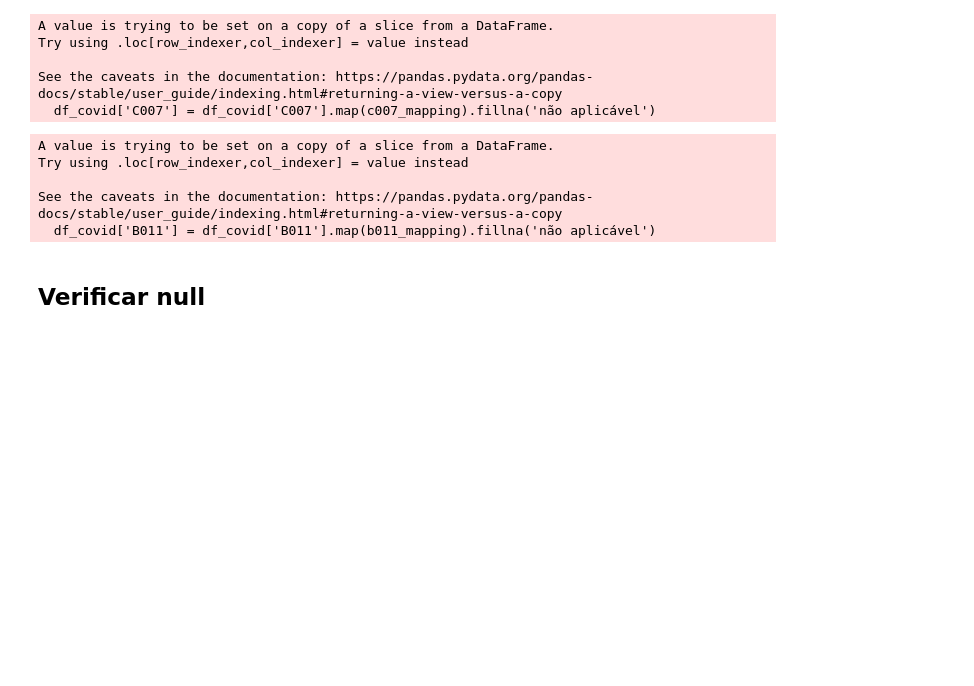
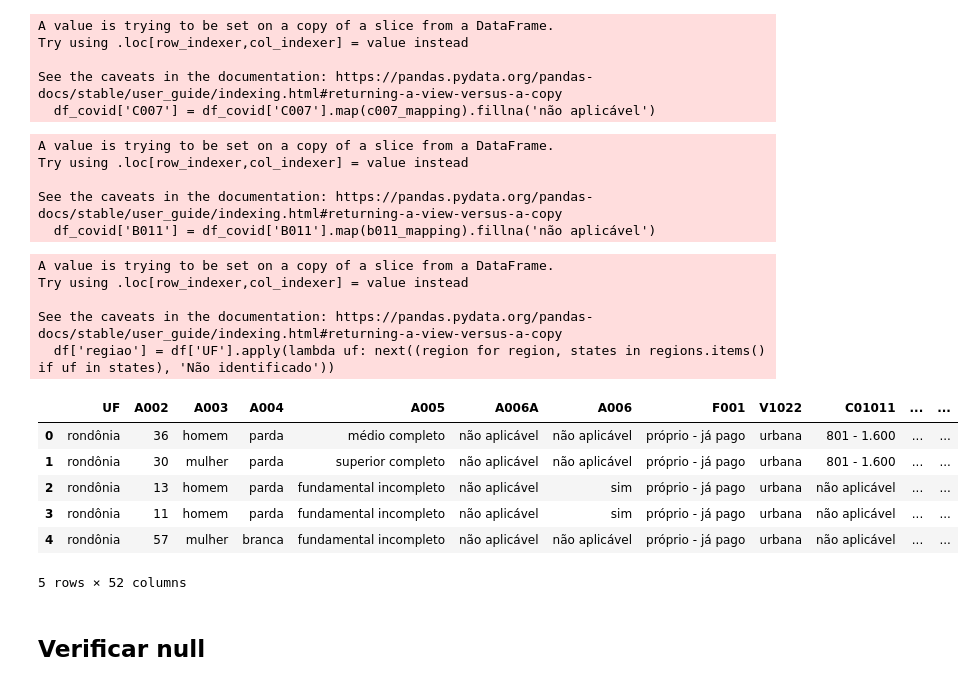
Before and after one commit to karinaguerra/postech-data-analytics-tech-challenge, a Jupyter notebook: fase_3/tratamento_dados_pnad_covid_ibge_fase_3.ipynb, the cells around one changed output. Cells and saved outputs as stored; diff of their text form; code cells hidden in the pictures; blank space fills up the shorter version.

```diff
--- a/fase_3/tratamento_dados_pnad_covid_ibge_fase_3.ipynb
+++ b/fase_3/tratamento_dados_pnad_covid_ibge_fase_3.ipynb
@@ -383,6 +404,33 @@ Try using .loc[row_indexer,col_indexer] = value instead
 
 See the caveats in the documentation: https://pandas.pydata.org/pandas-docs/stable/user_guide/indexing.html#returning-a-view-versus-a-copy
   df_covid['B011'] = df_covid['B011'].map(b011_mapping).fillna('não aplicável')
+# %%
+def add_region_column(df):
+  regions = {
+      'Norte': ['acre', 'amazonas', 'roraima', 'amapá', 'pará', 'tocantins', 'rondônia'],
+      'Nordeste': ['maranhão', 'piauí', 'ceará', 'rio grande do norte', 'paraíba', 'pernambuco', 'alagoas', 'sergipe', 'bahia'],
+      'Sudeste': ['minas gerais', 'espírito santo', 'rio de janeiro', 'são paulo'],
+      'Sul': ['paraná', 'santa catarina', 'rio grande do sul'],
+      'Centro-Oeste': ['mato grosso', 'mato grosso do sul', 'goiás', 'distrito federal']
+  }
+  df['regiao'] = df['UF'].apply(lambda uf: next((region for region, states in regions.items() if uf in states), 'Não identificado'))
+  return df
+
+df_covid = add_region_column(df_covid)
+df_covid.head()
+# %% [output]
+A value is trying to be set on a copy of a slice from a DataFrame.
+Try using .loc[row_indexer,col_indexer] = value instead
+
+See the caveats in the documentation: https://pandas.pydata.org/pandas-docs/stable/user_guide/indexing.html#returning-a-view-versus-a-copy
+  df['regiao'] = df['UF'].apply(lambda uf: next((region for region, states in regions.items() if uf in states), 'Não identificado'))
+|  | UF | A002 | A003 | A004 | A005 | A006A | A006 | F001 | V1022 | C01011 | ... | ... |
+| 0 | rondônia | 36 | homem | parda | médio completo | não aplicável | não aplicável | próprio - já pago | urbana | 801 - 1.600 | ... | ... |
+| 1 | rondônia | 30 | mulher | parda | superior completo | não aplicável | não aplicável | próprio - já pago | urbana | 801 - 1.600 | ... | ... |
+| 2 | rondônia | 13 | homem | parda | fundamental incompleto | não aplicável | sim | próprio - já pago | urbana | não aplicável | ... | ... |
+| 3 | rondônia | 11 | homem | parda | fundamental incompleto | não aplicável | sim | próprio - já pago | urbana | não aplicável | ... | ... |
+| 4 | rondônia | 57 | mulher | branca | fundamental incompleto | não aplicável | não aplicável | próprio - já pago | urbana | não aplicável | ... | ... |
+5 rows × 52 columns
 # %% [markdown]
 ## Verificar null
 # %%
```
Also changed, not shown: parts of 10 cells of this notebook.
